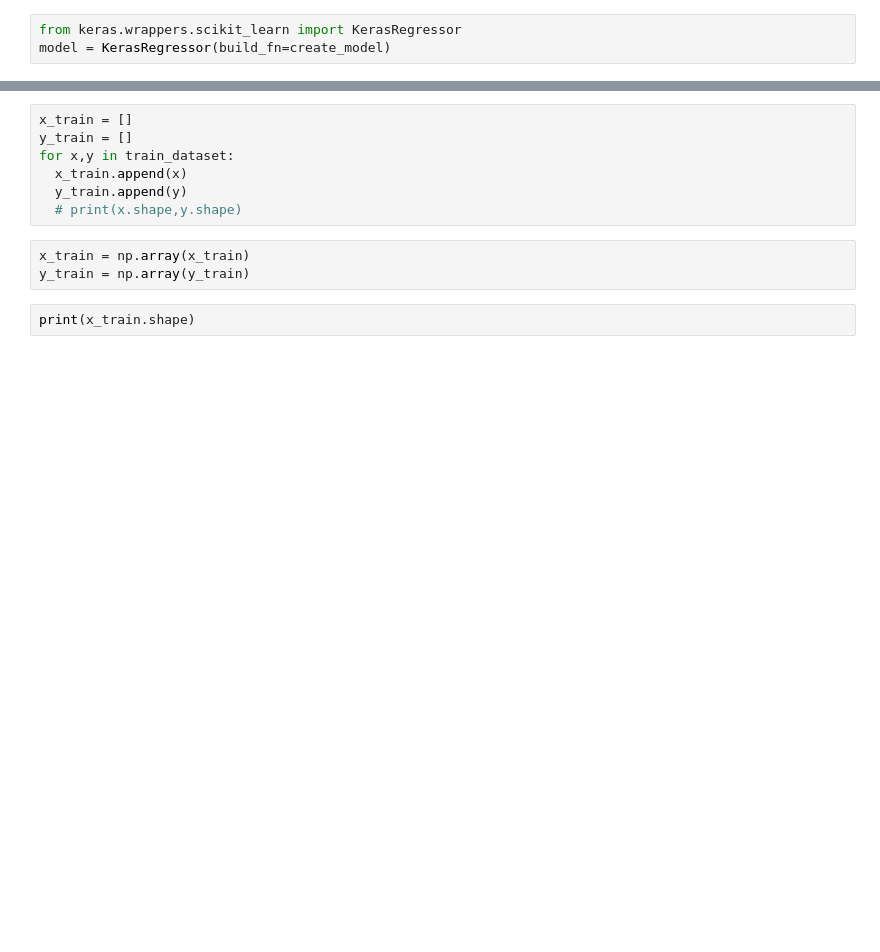
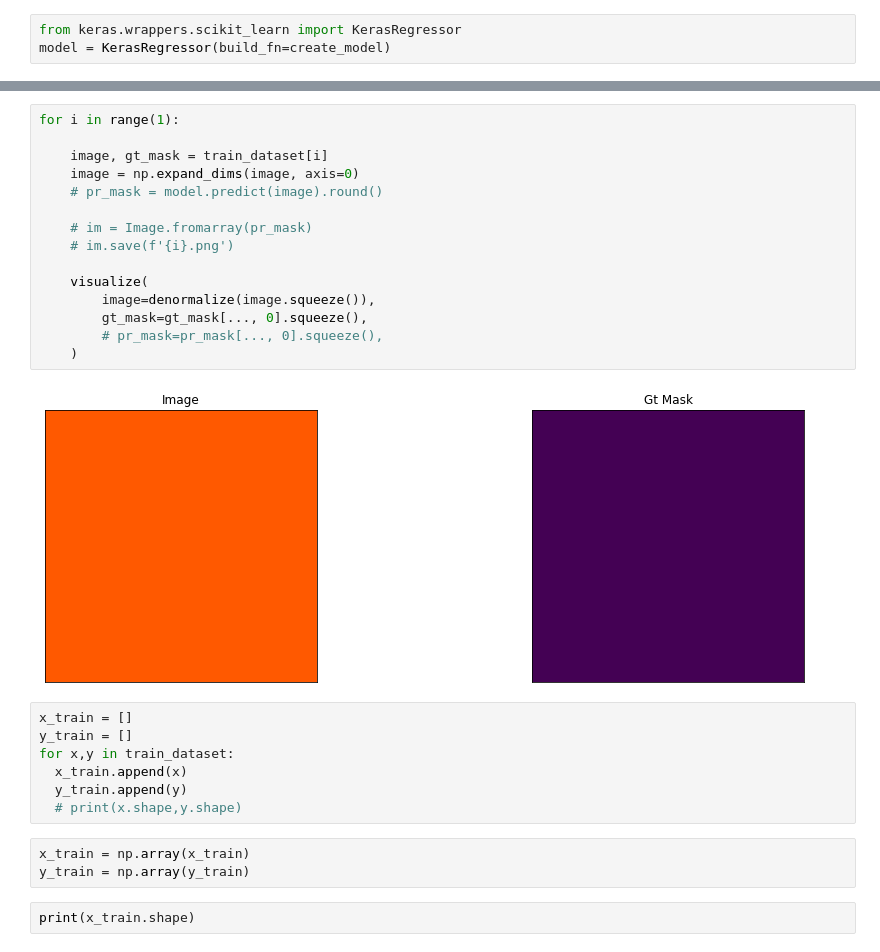
Before and after one commit to BearKS/Robotic-weed-control-system, a Jupyter notebook: Weed_Detection.ipynb, the cells around one changed output, grey strips where cells are left out. Cells and saved outputs as stored; diff of their text form; blank space fills up the shorter version.

```diff
--- a/Weed_Detection.ipynb
+++ b/Weed_Detection.ipynb
@@ -438,5 +437,22 @@ callbacks = [
     keras.callbacks.ReduceLROnPlateau(),
 ]
+# %%
+for i in range(1):
+
+    image, gt_mask = train_dataset[i]
+    image = np.expand_dims(image, axis=0)
+    # pr_mask = model.predict(image).round()
+
+    # im = Image.fromarray(pr_mask)
+    # im.save(f'{i}.png')
+
+    visualize(
+        image=denormalize(image.squeeze()),
+        gt_mask=gt_mask[..., 0].squeeze(),
+        # pr_mask=pr_mask[..., 0].squeeze(),
+    )
+# %% [output]
+[figure, added]
 # %%
 x_train = []
 y_train = []
```
Also changed, not shown: parts of 32 cells of this notebook.
